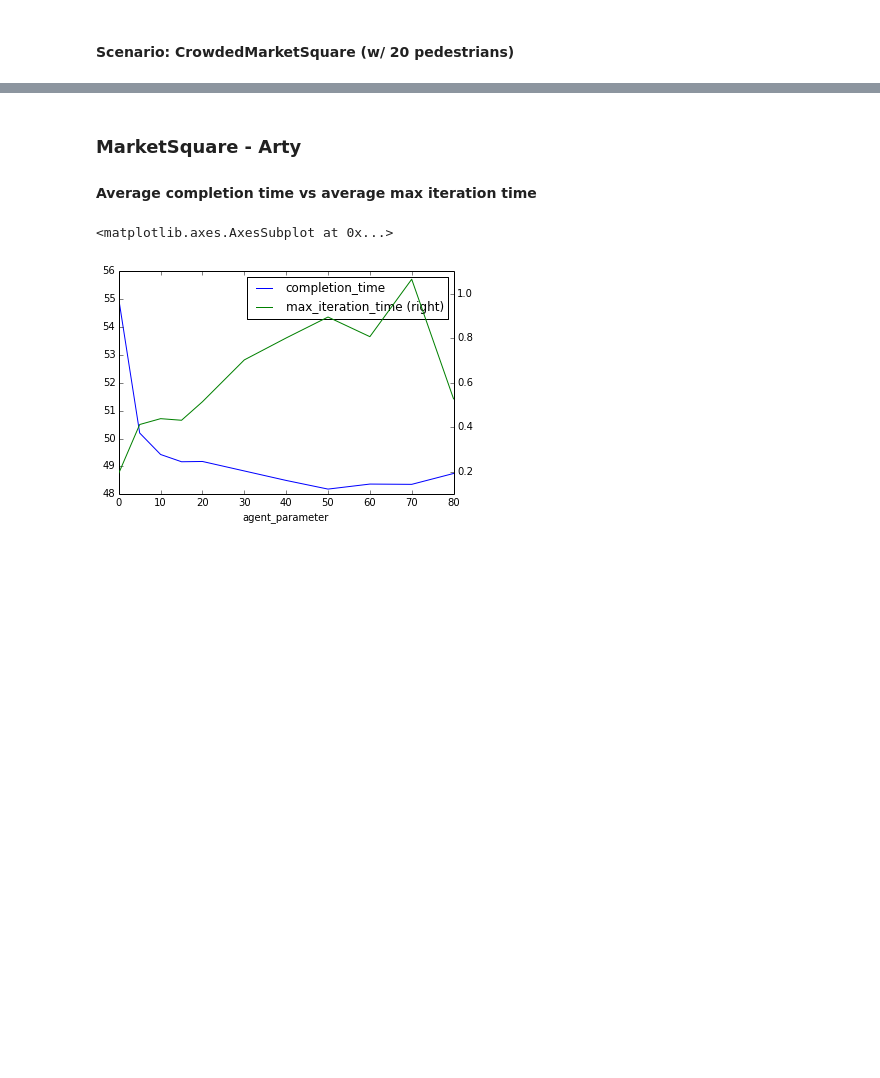
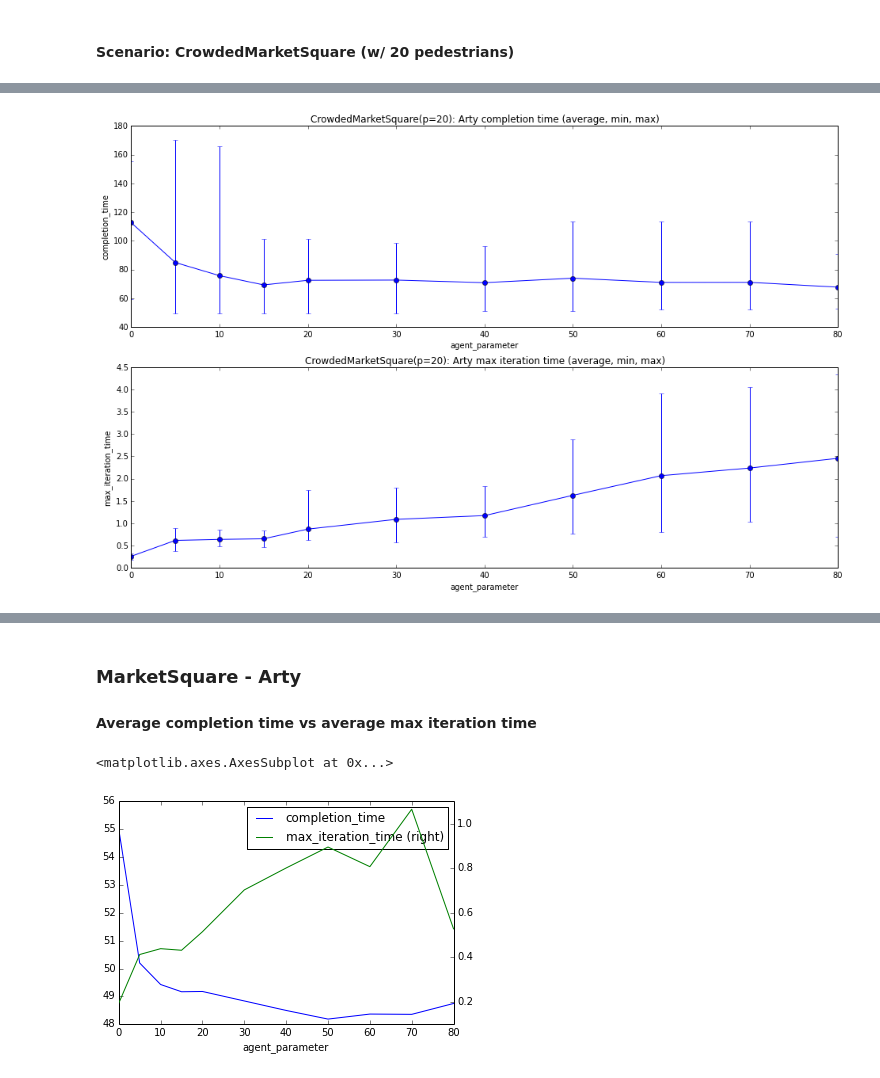
Before and after one commit to freider/keiro, a Jupyter notebook: Plots.ipynb, the cells around one changed output, grey strips where cells are left out. Saved outputs shown, nothing was run; the diff lists cells and outputs as text; code cells hidden in the pictures; blank space fills up the shorter version.

```diff
--- a/Plots.ipynb
+++ b/Plots.ipynb
@@ -129,0 +143,8 @@ old_arty_maze = get_data(
+# %%
+agent_parameter_vs_performance(
+    "Arty",
+    "CrowdedMarketSquare",
+    20
+)
+# %% [output]
+[figure, added]
```
Also changed, not shown: parts of 25 cells of this notebook, 1 other file.
